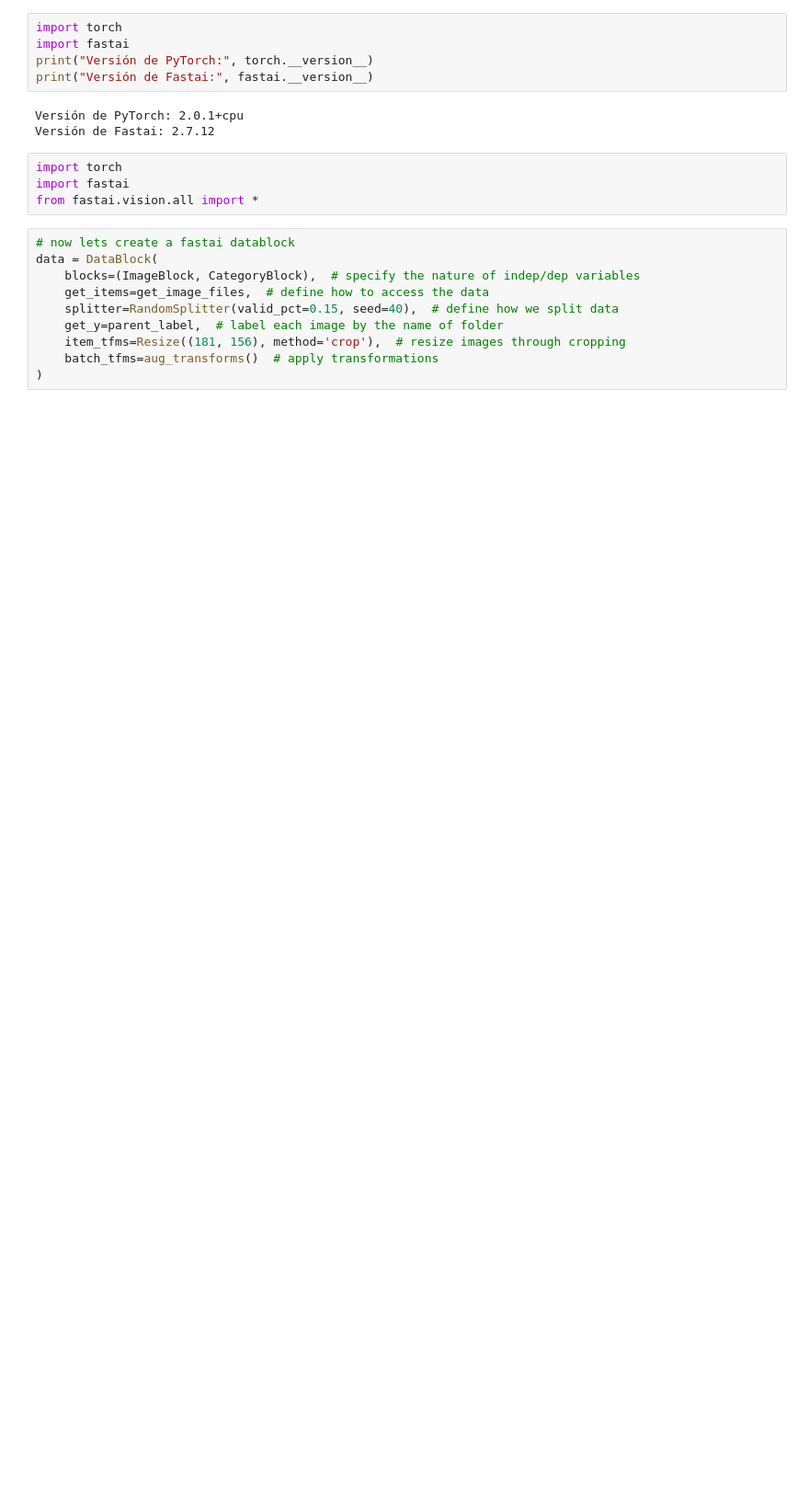
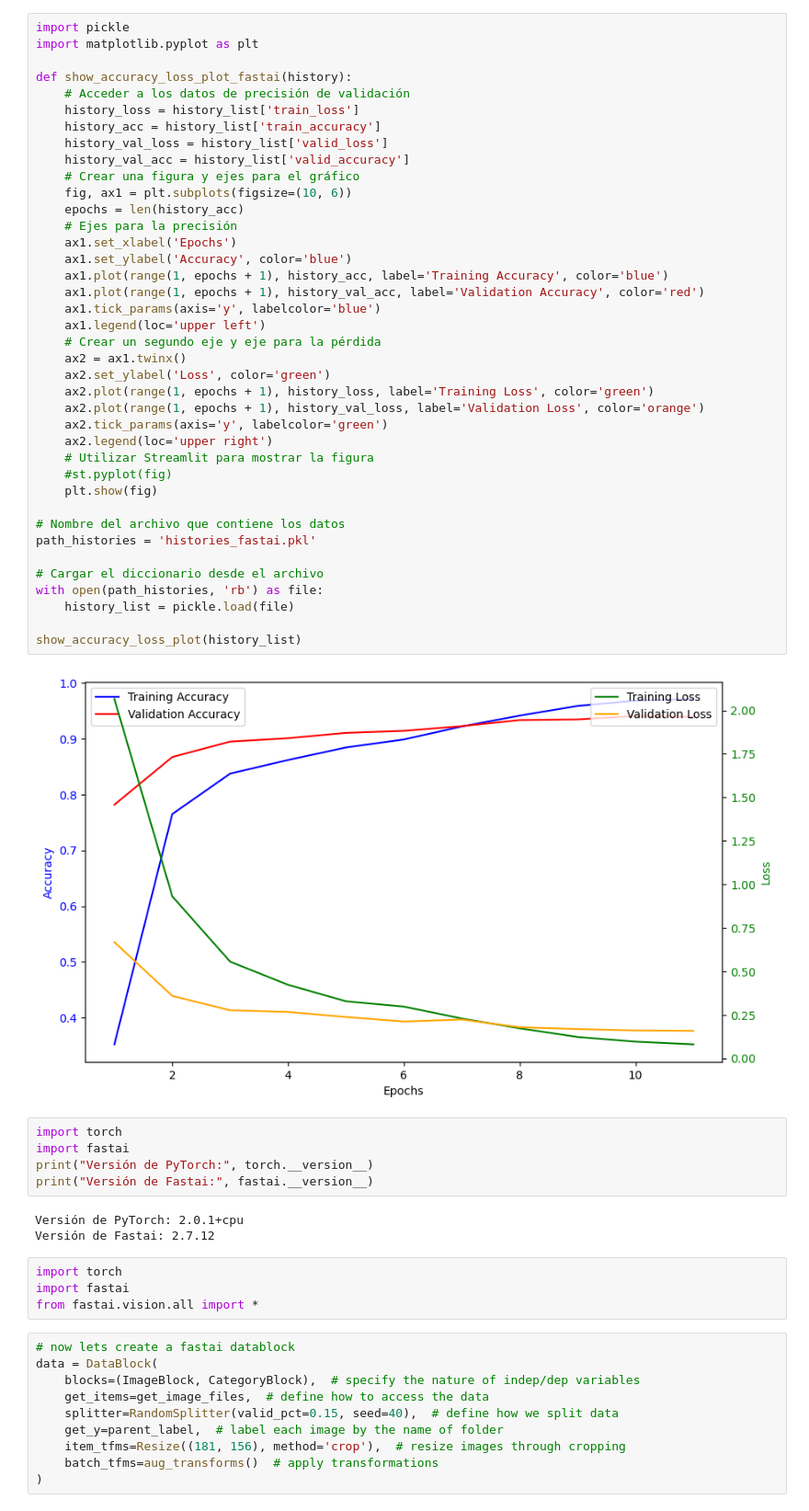
Before and after one commit to martincortinaescudero/Plants_recognition_project, a Jupyter notebook: CLEANCODE/Fastai.ipynb, the cells around one changed output. Shown at 92% size. Saved outputs shown, nothing was run; the diff lists cells and outputs as text; blank space fills up the shorter version.

Commit message:
Train histories for fastai and VGG16

```diff
--- a/CLEANCODE/Fastai.ipynb
+++ b/CLEANCODE/Fastai.ipynb
@@ -1,3 +24,44 @@
+# %%
+import pickle
+import matplotlib.pyplot as plt
+
+def show_accuracy_loss_plot_fastai(history):
+    # Acceder a los datos de precisión de validación
+    history_loss = history_list['train_loss']
+    history_acc = history_list['train_accuracy']
+    history_val_loss = history_list['valid_loss']
+    history_val_acc = history_list['valid_accuracy']
+    # Crear una figura y ejes para el gráfico
+    fig, ax1 = plt.subplots(figsize=(10, 6))
+    epochs = len(history_acc)
+    # Ejes para la precisión
+    ax1.set_xlabel('Epochs')
+    ax1.set_ylabel('Accuracy', color='blue')
+    ax1.plot(range(1, epochs + 1), history_acc, label='Training Accuracy', color='blue')
+    ax1.plot(range(1, epochs + 1), history_val_acc, label='Validation Accuracy', color='red')
+    ax1.tick_params(axis='y', labelcolor='blue')
+    ax1.legend(loc='upper left')
+    # Crear un segundo eje y eje para la pérdida
+    ax2 = ax1.twinx()
+    ax2.set_ylabel('Loss', color='green')
+    ax2.plot(range(1, epochs + 1), history_loss, label='Training Loss', color='green')
+    ax2.plot(range(1, epochs + 1), history_val_loss, label='Validation Loss', color='orange')
+    ax2.tick_params(axis='y', labelcolor='green')
+    ax2.legend(loc='upper right')
+    # Utilizar Streamlit para mostrar la figura
+    #st.pyplot(fig)
+    plt.show(fig)
+
+# Nombre del archivo que contiene los datos
+path_histories = 'histories_fastai.pkl'
+
+# Cargar el diccionario desde el archivo
+with open(path_histories, 'rb') as file:
+    history_list = pickle.load(file)
+
+show_accuracy_loss_plot(history_list)
+# %% [output]
+[figure, added]
 # %%
 import torch
 import fastai
```
Also changed, not shown: parts of 1 cell of this notebook, 5 other files.
